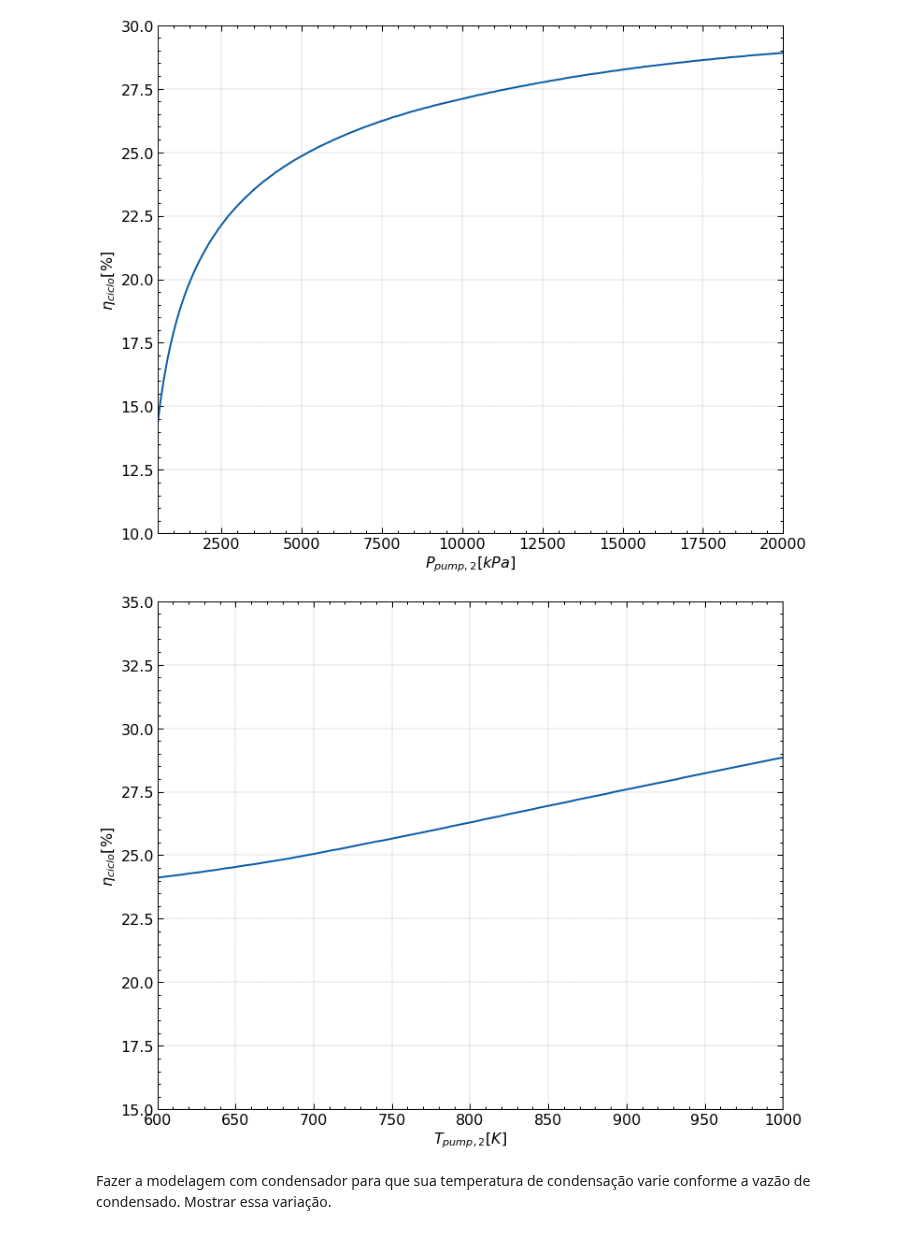
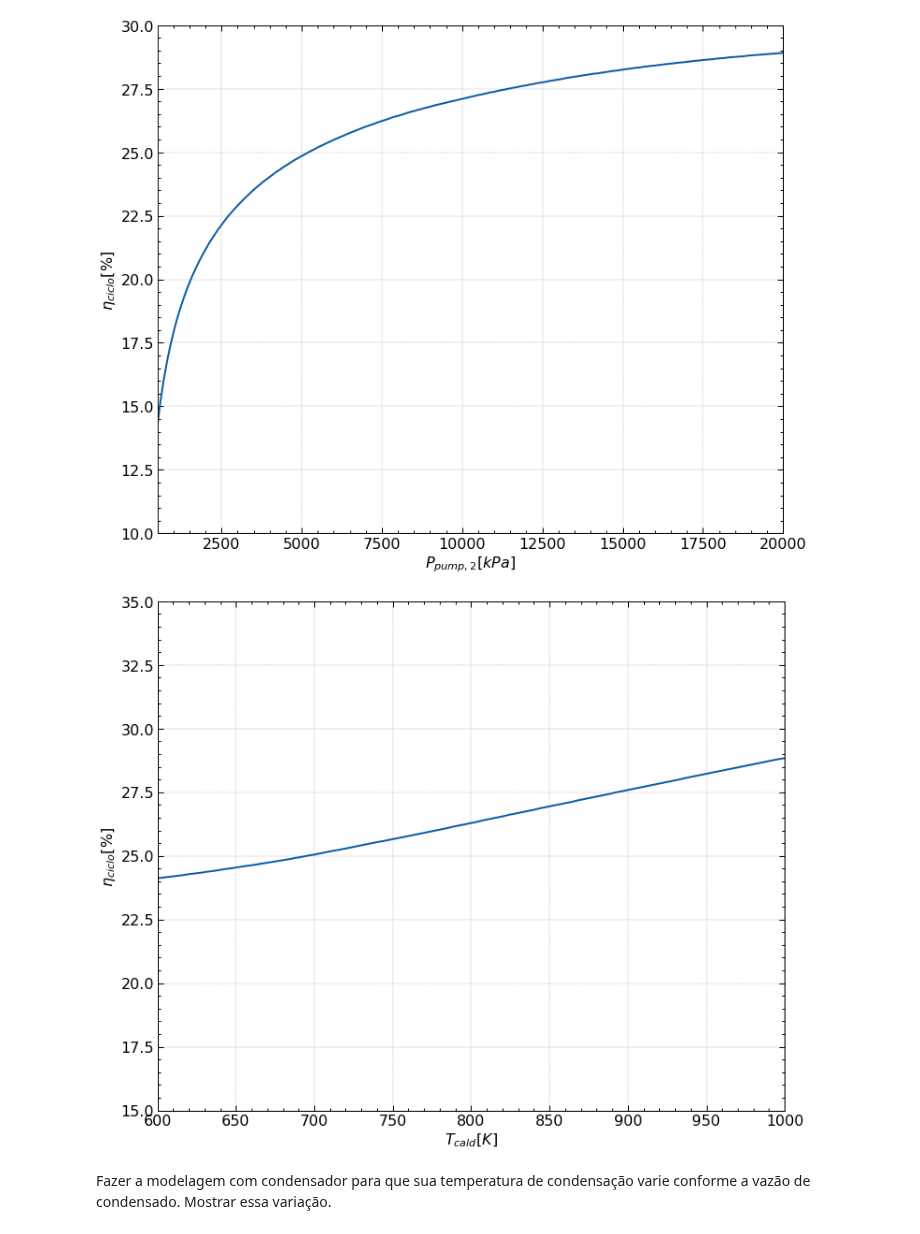
Before and after one commit to luaneng/gdv, a Jupyter notebook: projeto/main.ipynb, the cells around one changed output. Cells and saved outputs as stored; diff of their text form; code cells hidden in the pictures.

```diff
--- a/projeto/main.ipynb
+++ b/projeto/main.ipynb
@@ -525,14 +525,14 @@ plt.show()
 # %%
 plt.figure(figsize=(12, 10))
 plt.plot(temper, array_n_p1)
 plt.xlim(600, 1000)
 plt.ylim(15, 35)
 plt.ylabel(r'$\eta_{ciclo}$[%]')
-plt.xlabel(r'$T_{pump, 2} [K]$')
+plt.xlabel(r'$T_{cald} [K]$')
 plt.grid(ls='--', lw=0.3)
 plt.show()
 # %% [output]
-[figure, old version]
+[figure, new version]
 # %% [markdown]
 Fazer a modelagem com condensador para que sua temperatura de condensação
 varie conforme a vazão de condensado. Mostrar essa variação.
```
